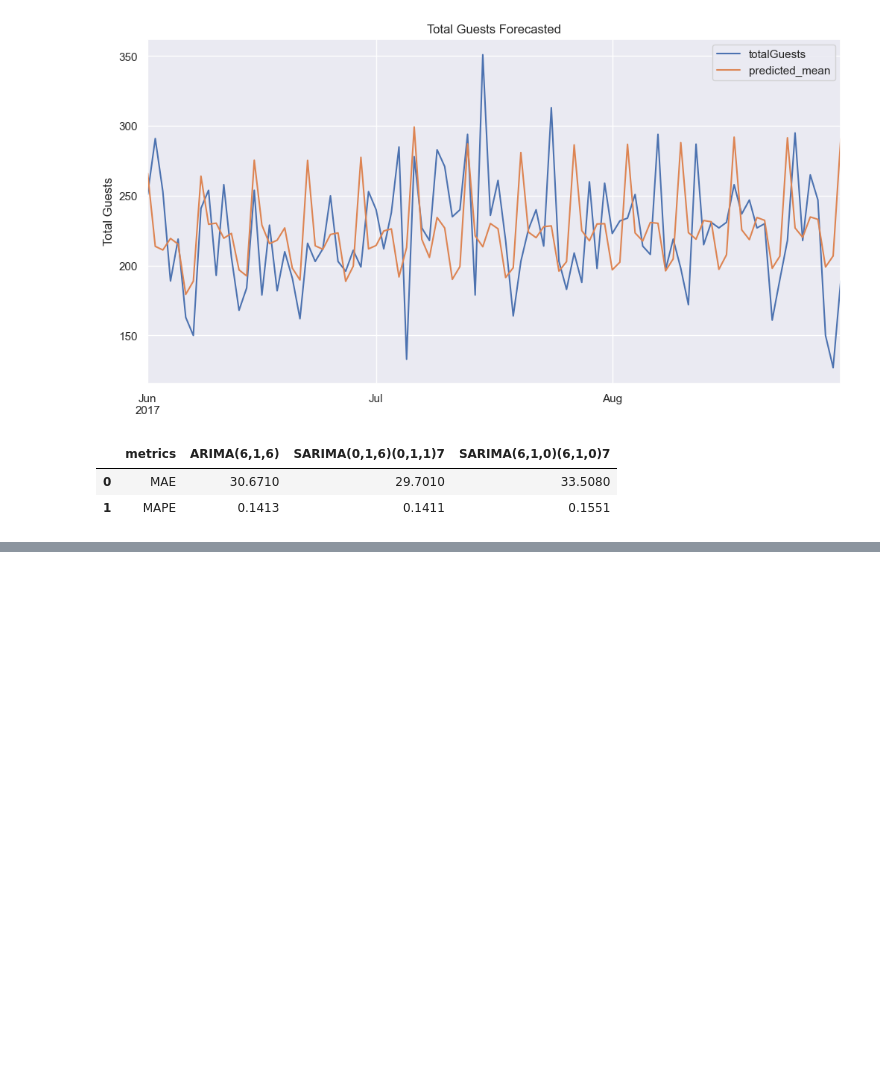
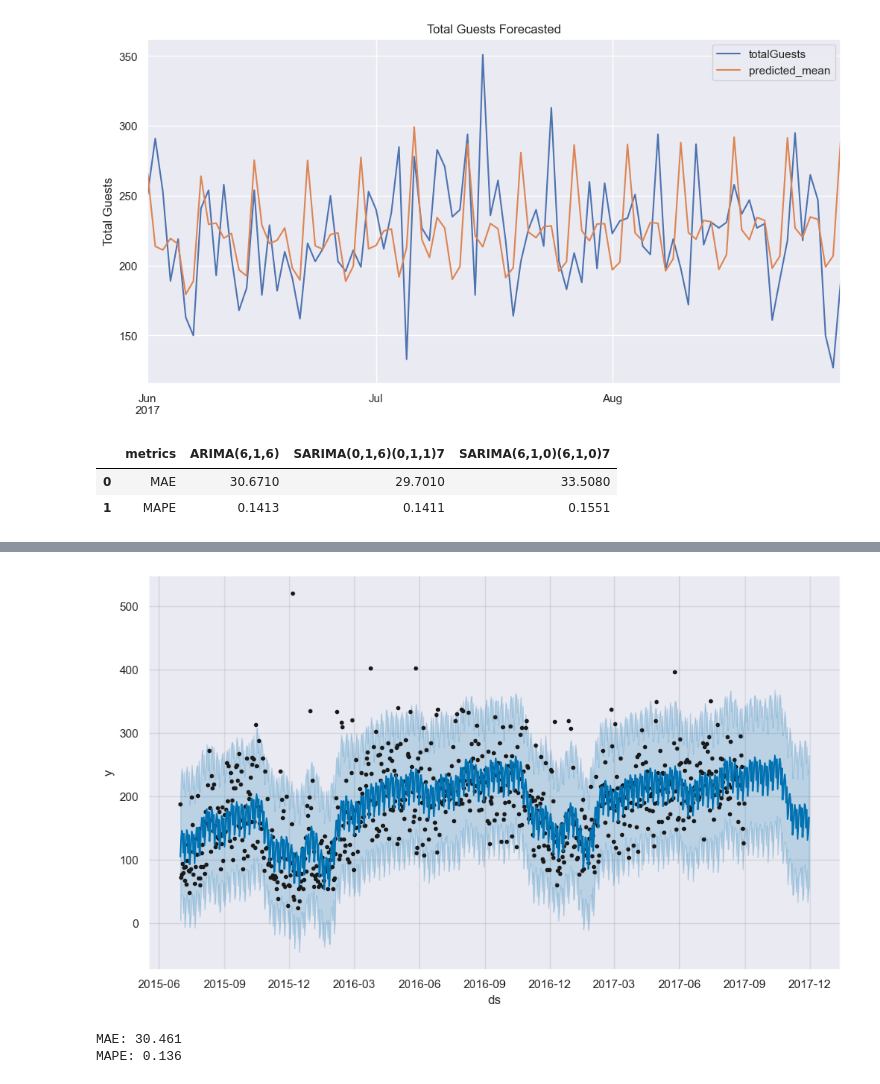
Before and after one commit to vikramkhandelwal07/Hotel-Demand-forecasting, a Jupyter notebook: main.ipynb, the cells around one changed output, grey strips where cells are left out. Cells and saved outputs as stored; diff of their text form; code cells hidden in the pictures; blank space fills up the shorter version.

```diff
--- a/main.ipynb
+++ b/main.ipynb
@@ -807,0 +907,24 @@ dfArimaResults
+# %%
+import itertools
+from prophet import Prophet
+from prophet.diagnostics import cross_validation, performance_metrics
+
+paramGrid = {
+    'changepoint_prior_scale': [0.001, 0.01, 0.1, 0.5],
+    'seasonality_prior_scale': [0.01, 0.1, 1.0, 10.0],
+}
+
+allParams = [dict(zip(paramGrid.keys(), v)) for v in itertools.product(*paramGrid.values())]
+maeList = []
+mapeList = []
+
+for params in allParams:
+    model = Prophet(**params).fit(numberOfGuestsDaily)
+    dfCv = cross_validation(model, horizon='90 days', parallel="processes")
+    dfPerformance = performance_metrics(dfCv, rolling_window=1)
+    maeList.append(dfPerformance['mae'].values[0])
+    mapeList.append(dfPerformance['mape'].values[0])
+
+tuningResults = pd.DataFrame(allParams)
+tuningResults['mae'] = maeList
+tuningResults['mape'] = mapeList
@@ -807,0 +951,3 @@ dfArimaResults
+# %%
+bestParams = allParams[np.argmin(mapeList)]
+print(bestParams)
@@ -807,0 +956,9 @@ dfArimaResults
+# %%
+prophetModel = Prophet(
+    interval_width=0.95,
+    weekly_seasonality=True,
+    changepoint_prior_scale=bestParams['changepoint_prior_scale'],
+    seasonality_prior_scale=bestParams['seasonality_prior_scale']
+)
+
+fittedModel = prophetModel.fit(numberOfGuestsDaily)
@@ -807,0 +971,4 @@ dfArimaResults
+# %%
+plot5 = prophetModel.plot(forecast)
+# %% [output]
+[figure, added]
@@ -807,0 +978,13 @@ dfArimaResults
+# %%
+# Calculate MAE and MAPE between expected and predicted values for December
+yTrue = dfMerge['y'][701:].values
+yPred = dfMerge['yhat'][701:].values
+
+mae02 = mean_absolute_error(yTrue, yPred)
+print('MAE: %.3f' % mae02)
+
+mape02 = mean_absolute_percentage_error(yTrue, yPred)
+print('MAPE: %.3f' % mape02)
+# %% [output]
+MAE: 30.461
+MAPE: 0.136
```
Also changed, not shown: parts of 55 cells of this notebook, 1 other file.
